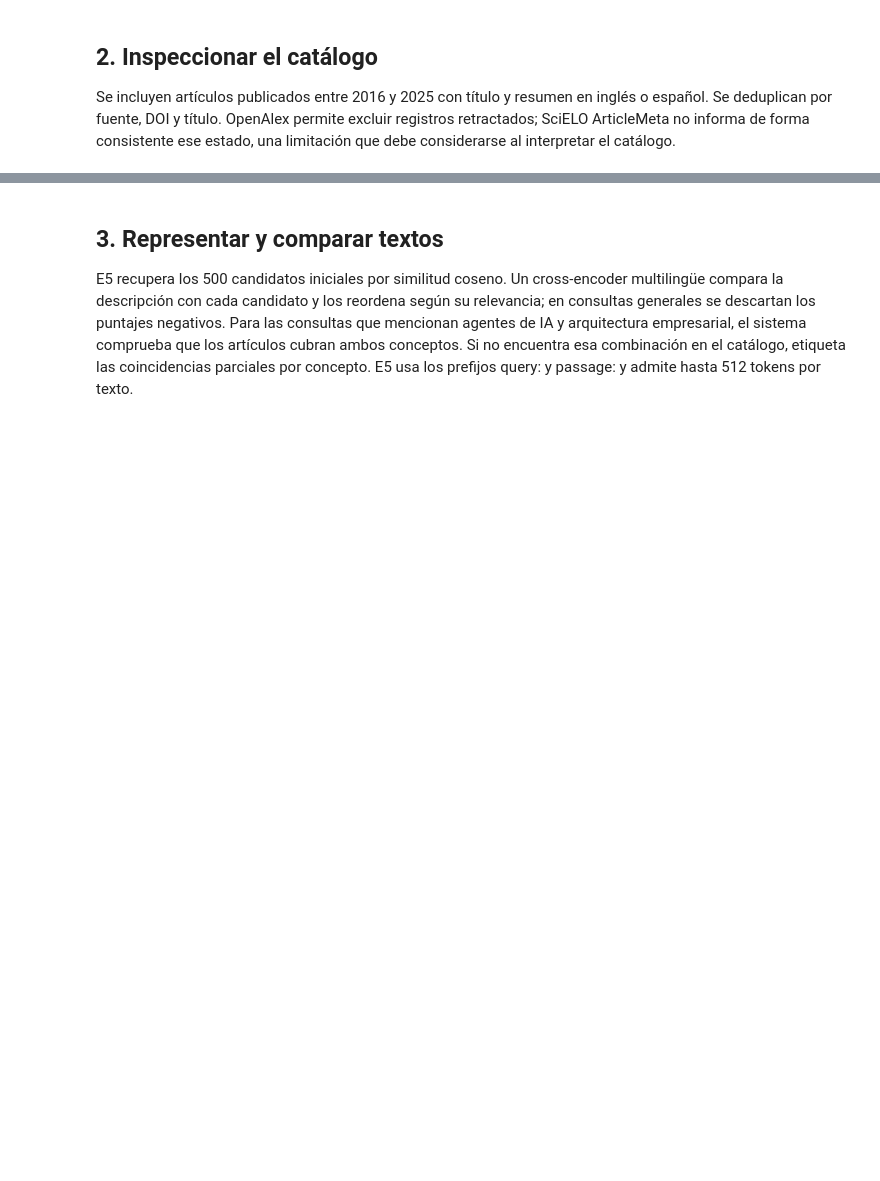
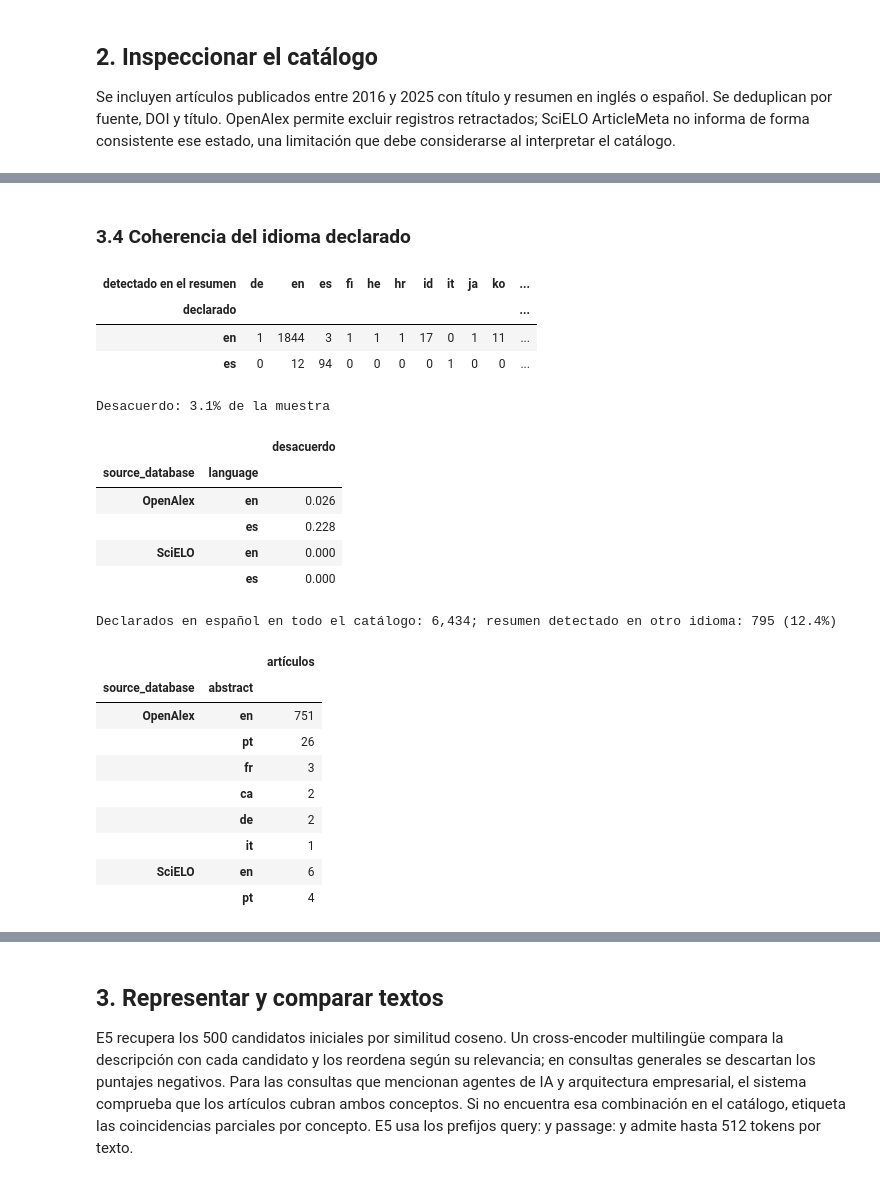
Before and after one commit to Sebas41/SistemaRecomendador, a Jupyter notebook: notebooks/01_recomendador_explicado.ipynb, the cells around one changed output, grey strips where cells are left out. Cells and saved outputs as stored; diff of their text form; code cells hidden in the pictures; blank space fills up the shorter version.

```diff
--- a/notebooks/01_recomendador_explicado.ipynb
+++ b/notebooks/01_recomendador_explicado.ipynb
@@ -31,0 +165,38 @@ if CATALOG.exists():
+# %% [markdown]
+### 3.4 Coherencia del idioma declarado
+# %%
+from langdetect import DetectorFactory, detect
+DetectorFactory.seed = 42
+language_sample = eda.sample(2000, random_state=42)
+detected = language_sample['abstract'].map(detect)
+display(pd.crosstab(language_sample['language'], detected, rownames=['declarado'], colnames=['detectado en el resumen']))
+mismatch = language_sample['language'].ne(detected)
+print(f'Desacuerdo: {mismatch.mean():.1%} de la muestra')
+display(mismatch.groupby([language_sample['source_database'], language_sample['language']]).mean().round(3).to_frame('desacuerdo'))
+declared_spanish = eda[eda['language'].eq('es')]
+detected_spanish = declared_spanish['abstract'].map(detect)
+print(f'Declarados en español en todo el catálogo: {len(declared_spanish):,}; resumen detectado en otro idioma: {detected_spanish.ne("es").sum():,} ({detected_spanish.ne("es").mean():.1%})')
+display(detected_spanish[detected_spanish.ne('es')].groupby(declared_spanish['source_database']).value_counts().to_frame('artículos'))
+# %% [output]
+| detectado en el resumen | de | en | es | fi | he | hr | id | it | ja | ko | ... |
+| declarado |  |  |  |  |  |  |  |  |  |  | ... |
+| en | 1 | 1844 | 3 | 1 | 1 | 1 | 17 | 0 | 1 | 11 | ... |
+| es | 0 | 12 | 94 | 0 | 0 | 0 | 0 | 1 | 0 | 0 | ... |
+Desacuerdo: 3.1% de la muestra
+|  |  | desacuerdo |
+| source_database | language |  |
+| OpenAlex | en | 0.026 |
+|  | es | 0.228 |
+| SciELO | en | 0.000 |
+|  | es | 0.000 |
+Declarados en español en todo el catálogo: 6,434; resumen detectado en otro idioma: 795 (12.4%)
+|  |  | artículos |
+| source_database | abstract |  |
+| OpenAlex | en | 751 |
+|  | pt | 26 |
+|  | fr | 3 |
+|  | ca | 2 |
+|  | de | 2 |
+|  | it | 1 |
+| SciELO | en | 6 |
+|  | pt | 4 |
```
Also changed, not shown: parts of 21 cells of this notebook, 17 other files.
